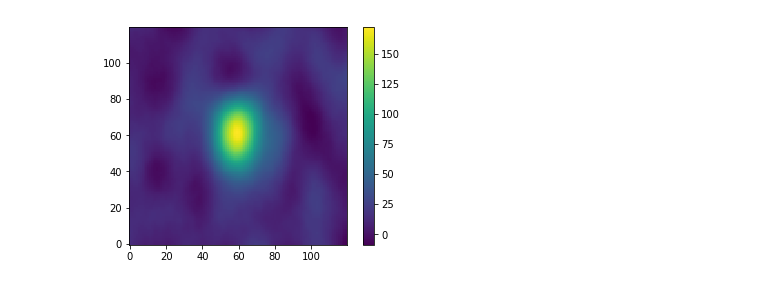
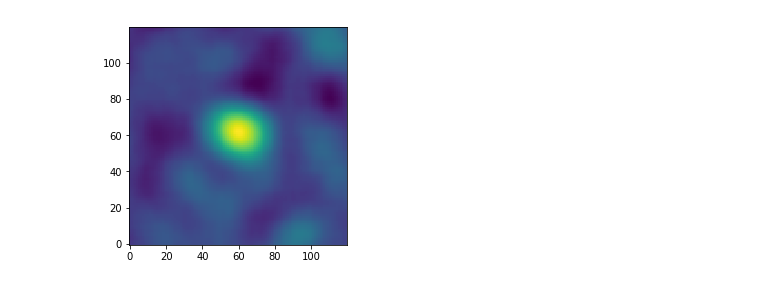
Before and after one commit to alduto/intrinsic_alignments, a Jupyter notebook: lgt20_mass_map_2mom.ipynb, the cells around one changed output. Saved outputs shown, nothing was run; the diff lists cells and outputs as text; code cells hidden in the pictures.

```diff
--- a/lgt20_mass_map_2mom.ipynb
+++ b/lgt20_mass_map_2mom.ipynb
@@ -43,10 +58,21 @@ def interp_array():
         new_array[i] = interp_grid(i)
 
     return new_array
+# %%
+def norot_array():
+    new_array = np.zeros((len(clus_ang), (2*s*60//pixel_scale)**2))
+    for i in range(len(clus_ang)):
+        new_array[i] = norot_interp(i)
+
+    return new_array
 # %%
 interp_array = interp_array()
+# %%
+norot_array = norot_array()
 # %%
 interp_sum = np.sum(interp_array, axis=0)
+# %%
+norot_sum = np.sum(norot_array, axis=0)
 # %%
 plt.scatter(grid_ra.flatten(), grid_dec.flatten(), c=interp_sum)
 plt.colorbar()
@@ -57,0 +86,2 @@ interp_image = interp_sum.reshape((2*s*60//pixel_scale, 2*s*60//pixel_scale))
+# %%
+norot_image = norot_sum.reshape((2*s*60//pixel_scale, 2*s*60//pixel_scale))
@@ -58,6 +96,5 @@ interp_image = interp_sum.reshape((2*s*60//pixel_scale, 2*s*60//pixel_scale))
 # %%
-plt.imshow(interp_image, origin='lower')
-plt.colorbar()
+plt.imshow(norot_image, origin='lower')
 plt.show()
 # %% [output]
-[figure, old version]
+[figure, new version]
```
Also changed, not shown: parts of 15 cells of this notebook, 4 other files.
